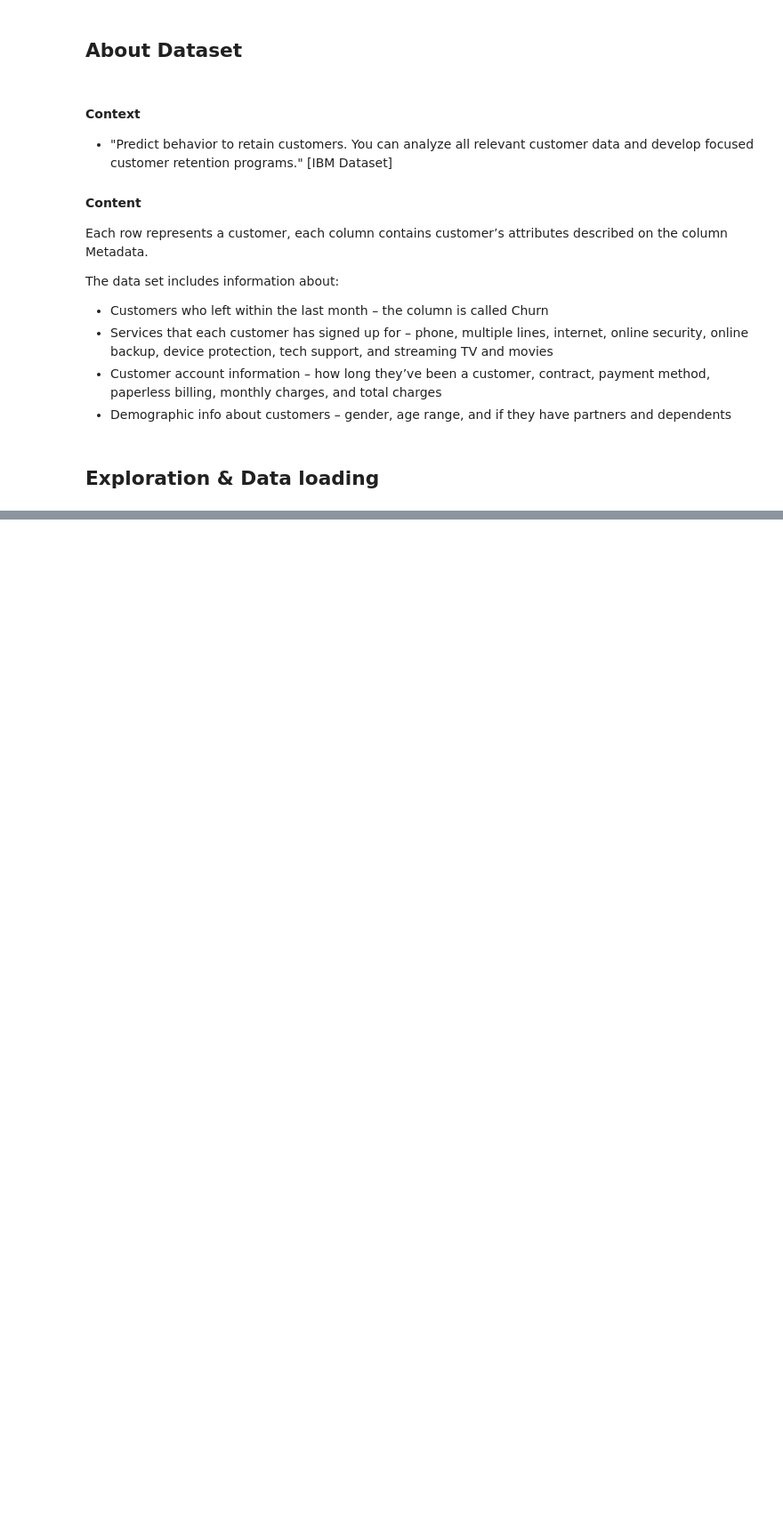
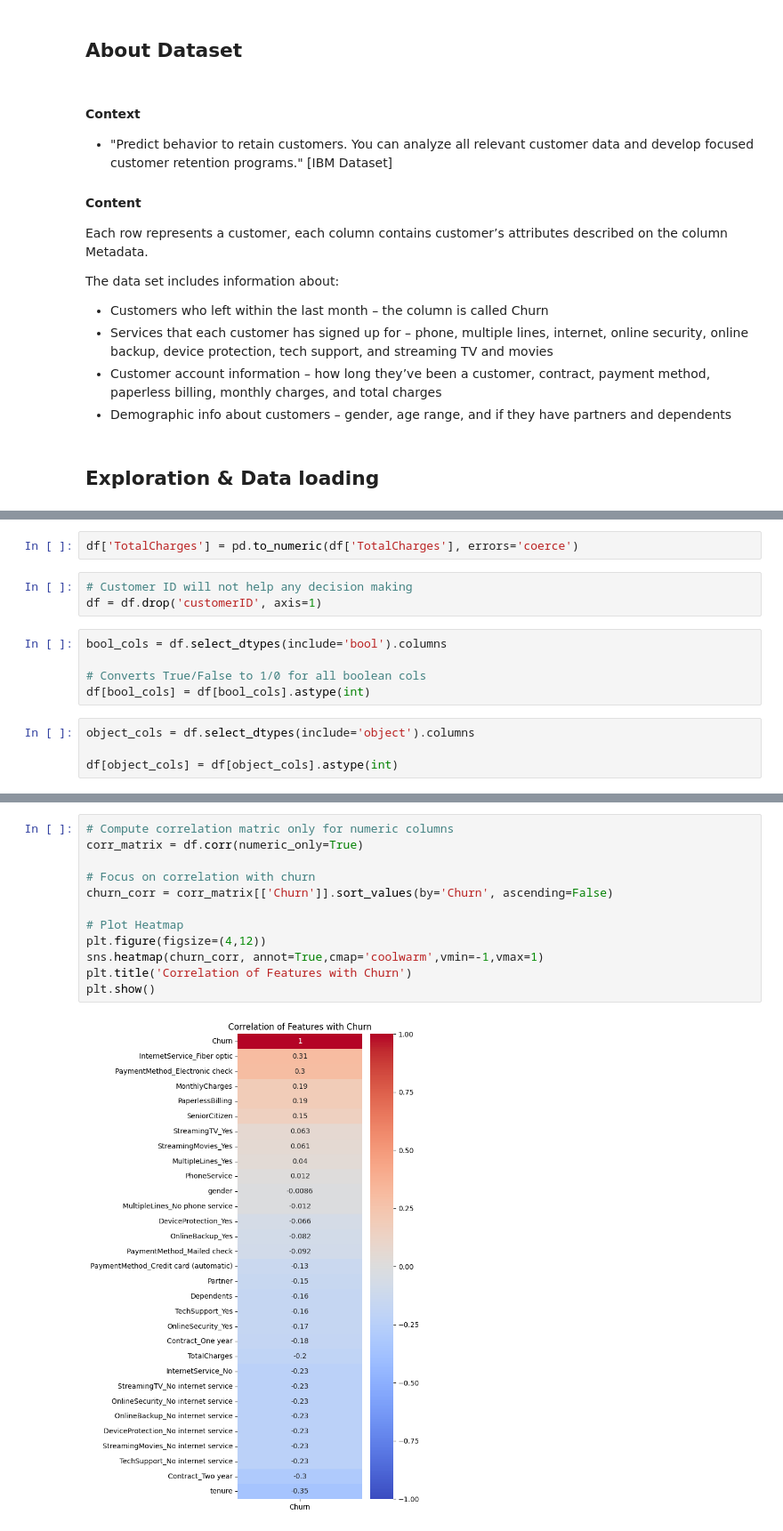
Before and after one commit to aksasit/telco-customer-churn-prediction, a Jupyter notebook: notebooks/eda.ipynb, the cells around one changed output, grey strips where cells are left out. Shown at 89% size. Cells and saved outputs as stored; diff of their text form; blank space fills up the shorter version.

```diff
--- a/notebooks/eda.ipynb
+++ b/notebooks/eda.ipynb
@@ -20,0 +104,14 @@ The data set includes information about:
+# %%
+df['TotalCharges'] = pd.to_numeric(df['TotalCharges'], errors='coerce')
+# %%
+# Customer ID will not help any decision making
+df = df.drop('customerID', axis=1)
+# %%
+bool_cols = df.select_dtypes(include='bool').columns
+
+# Converts True/False to 1/0 for all boolean cols
+df[bool_cols] = df[bool_cols].astype(int)
+# %%
+object_cols = df.select_dtypes(include='object').columns
+
+df[object_cols] = df[object_cols].astype(int)
@@ -20,0 +160,14 @@ The data set includes information about:
+# %%
+# Compute correlation matric only for numeric columns
+corr_matrix = df.corr(numeric_only=True)
+
+# Focus on correlation with churn
+churn_corr = corr_matrix[['Churn']].sort_values(by='Churn', ascending=False)
+
+# Plot Heatmap
+plt.figure(figsize=(4,12))
+sns.heatmap(churn_corr, annot=True,cmap='coolwarm',vmin=-1,vmax=1)
+plt.title('Correlation of Features with Churn')
+plt.show()
+# %% [output]
+[figure, added]
```
Also changed, not shown: parts of 24 cells of this notebook, 5 other files.
